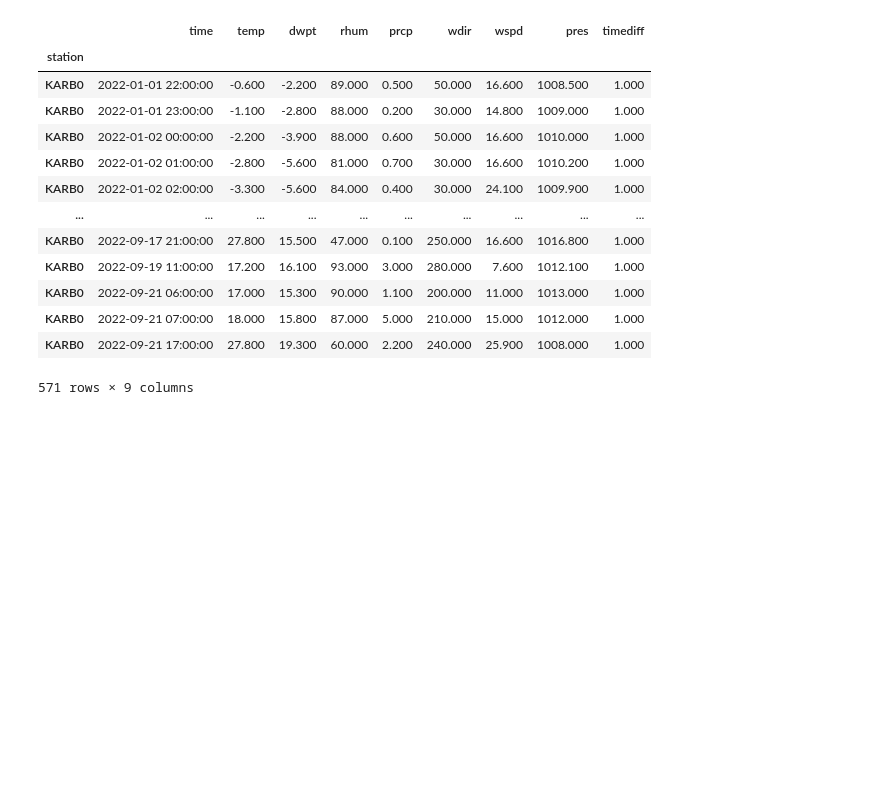
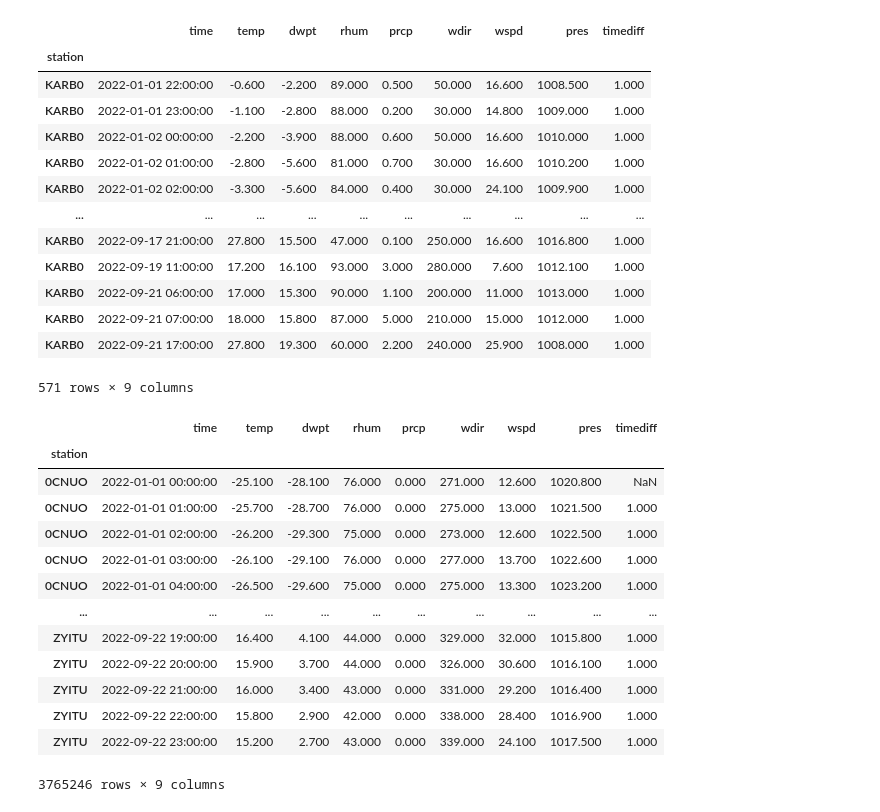
Before and after one commit to Pkeet99/Weatherman, a Jupyter notebook: data_cleaning/initial_cleaning.ipynb, the cells around one changed output. Cells and saved outputs as stored; diff of their text form; code cells hidden in the pictures; blank space fills up the shorter version.

```diff
--- a/data_cleaning/initial_cleaning.ipynb
+++ b/data_cleaning/initial_cleaning.ipynb
@@ -195,3 +213,20 @@ dftest[dftest["prcp"]>0]
 | KARB0 | 2022-09-21 07:00:00 | 18.000 | 15.800 | 87.000 | 5.000 | 210.000 | 15.000 | 1012.000 | 1.000 |
 | KARB0 | 2022-09-21 17:00:00 | 27.800 | 19.300 | 60.000 | 2.200 | 240.000 | 25.900 | 1008.000 | 1.000 |
 571 rows × 9 columns
+# %%
+dftime
+# %% [output]
+|  | time | temp | dwpt | rhum | prcp | wdir | wspd | pres | timediff |
+| station |  |  |  |  |  |  |  |  |  |
+| 0CNUO | 2022-01-01 00:00:00 | -25.100 | -28.100 | 76.000 | 0.000 | 271.000 | 12.600 | 1020.800 | NaN |
+| 0CNUO | 2022-01-01 01:00:00 | -25.700 | -28.700 | 76.000 | 0.000 | 275.000 | 13.000 | 1021.500 | 1.000 |
+| 0CNUO | 2022-01-01 02:00:00 | -26.200 | -29.300 | 75.000 | 0.000 | 273.000 | 12.600 | 1022.500 | 1.000 |
+| 0CNUO | 2022-01-01 03:00:00 | -26.100 | -29.100 | 76.000 | 0.000 | 277.000 | 13.700 | 1022.600 | 1.000 |
+| 0CNUO | 2022-01-01 04:00:00 | -26.500 | -29.600 | 75.000 | 0.000 | 275.000 | 13.300 | 1023.200 | 1.000 |
+| ... | ... | ... | ... | ... | ... | ... | ... | ... | ... |
+| ZYITU | 2022-09-22 19:00:00 | 16.400 | 4.100 | 44.000 | 0.000 | 329.000 | 32.000 | 1015.800 | 1.000 |
+| ZYITU | 2022-09-22 20:00:00 | 15.900 | 3.700 | 44.000 | 0.000 | 326.000 | 30.600 | 1016.100 | 1.000 |
+| ZYITU | 2022-09-22 21:00:00 | 16.000 | 3.400 | 43.000 | 0.000 | 331.000 | 29.200 | 1016.400 | 1.000 |
+| ZYITU | 2022-09-22 22:00:00 | 15.800 | 2.900 | 42.000 | 0.000 | 338.000 | 28.400 | 1016.900 | 1.000 |
+| ZYITU | 2022-09-22 23:00:00 | 15.200 | 2.700 | 43.000 | 0.000 | 339.000 | 24.100 | 1017.500 | 1.000 |
+3765246 rows × 9 columns
```
Also changed, not shown: parts of 1 cell of this notebook, 1 other file.
